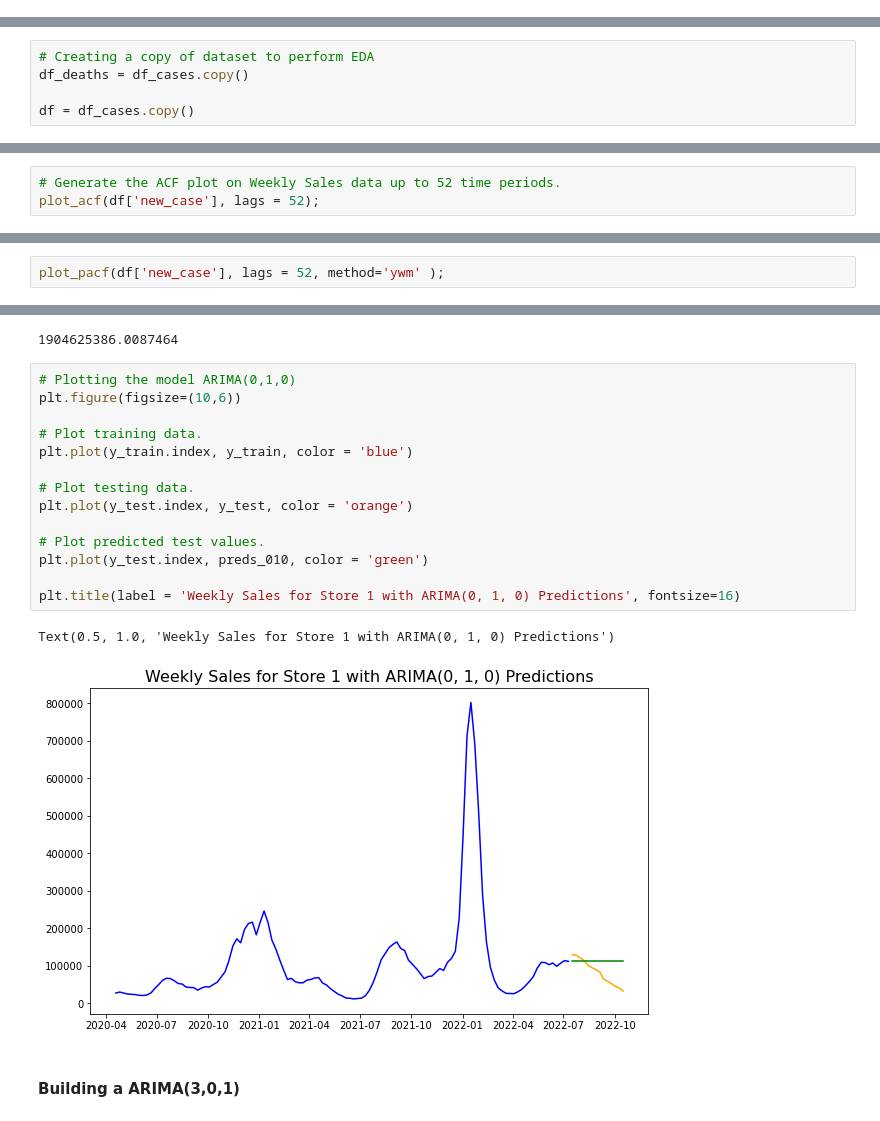
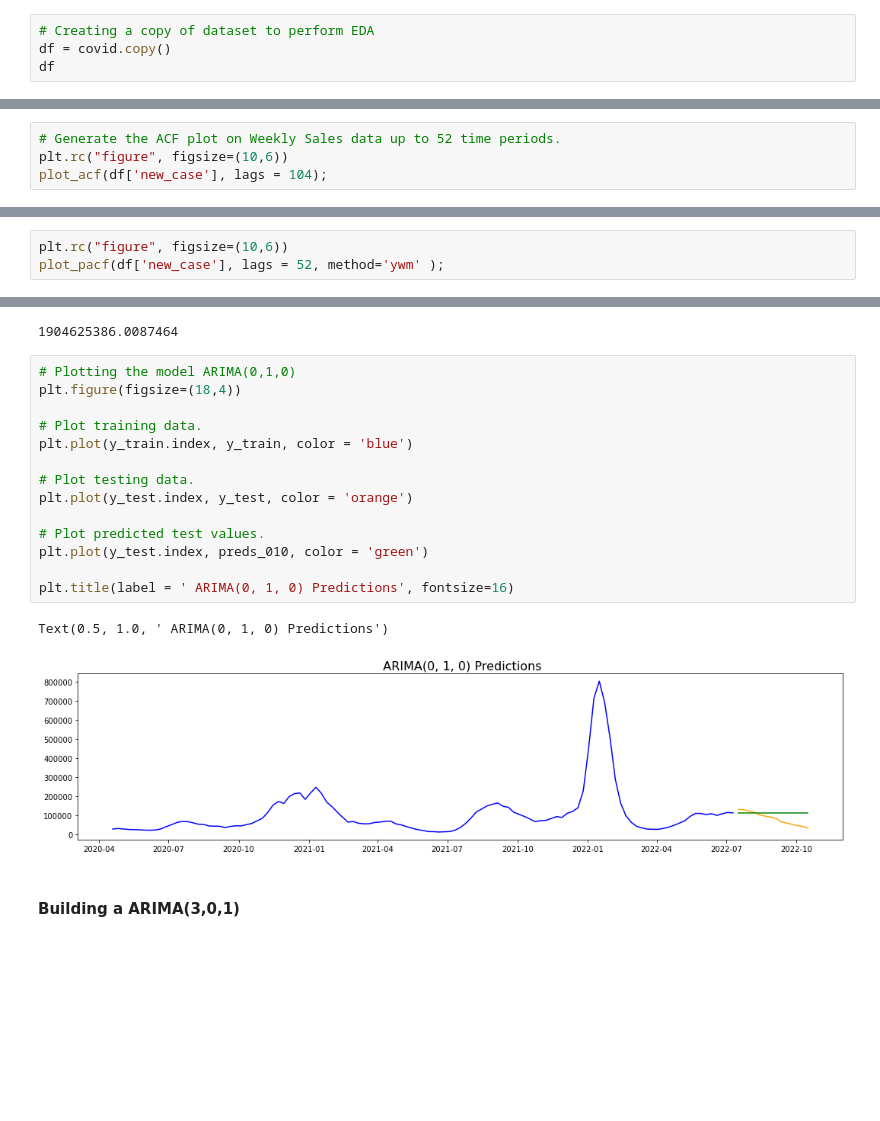
Before and after one commit to DeeVerma1/Project-4, a Jupyter notebook: code/02.1 - EDA_COVID_Cases.ipynb, the cells around one changed output, grey strips where cells are left out. Saved outputs shown, nothing was run; the diff lists cells and outputs as text; blank space fills up the shorter version.

```diff
--- a/code/02.1 - EDA_COVID_Cases.ipynb
+++ b/code/02.1 - EDA_COVID_Cases.ipynb
@@ -139,0 +93,4 @@ df_cases.head(70)
+# %%
+# Creating a copy of dataset to perform EDA
+df = covid.copy()
+df
@@ -166,5 +127,0 @@ _____
-# %%
-# Creating a copy of dataset to perform EDA
-df_deaths = df_cases.copy()
-
-df = df_cases.copy()
@@ -252,4 +192,5 @@ plt.ylabel('Number of Cases');
 # %%
 # Generate the ACF plot on Weekly Sales data up to 52 time periods.
-plot_acf(df['new_case'], lags = 52);
+plt.rc("figure", figsize=(10,6))
+plot_acf(df['new_case'], lags = 104);
 # %% [output]
@@ -257,3 +198,4 @@ plot_acf(df['new_case'], lags = 52);
 # %%
+plt.rc("figure", figsize=(10,6))
 plot_pacf(df['new_case'], lags = 52, method='ywm' );
 # %% [output]
@@ -338,21 +281,21 @@ metrics.mean_squared_error(y_test, preds_010)
 1904625386.0087464
 # %%
 # Plotting the model ARIMA(0,1,0)
-plt.figure(figsize=(10,6))
+plt.figure(figsize=(18,4))
 
 # Plot training data.
 plt.plot(y_train.index, y_train, color = 'blue')
 
 # Plot testing data.
 plt.plot(y_test.index, y_test, color = 'orange')
 
 # Plot predicted test values.
 plt.plot(y_test.index, preds_010, color = 'green')
 
-plt.title(label = 'Weekly Sales for Store 1 with ARIMA(0, 1, 0) Predictions', fontsize=16)
+plt.title(label = ' ARIMA(0, 1, 0) Predictions', fontsize=16)
 # %% [output]
-Text(0.5, 1.0, 'Weekly Sales for Store 1 with ARIMA(0, 1, 0) Predictions')
+Text(0.5, 1.0, ' ARIMA(0, 1, 0) Predictions')
-[figure, old version]
+[figure, new version]
 # %% [markdown]
 #### Building a ARIMA(3,0,1)
 # %%
```
Also changed, not shown: parts of 68 cells of this notebook, 5 other files.
